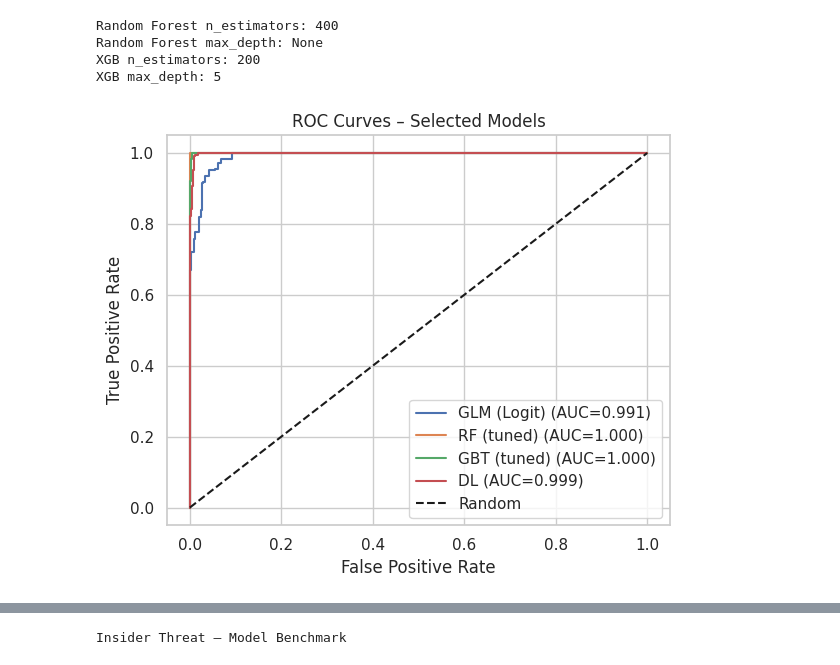
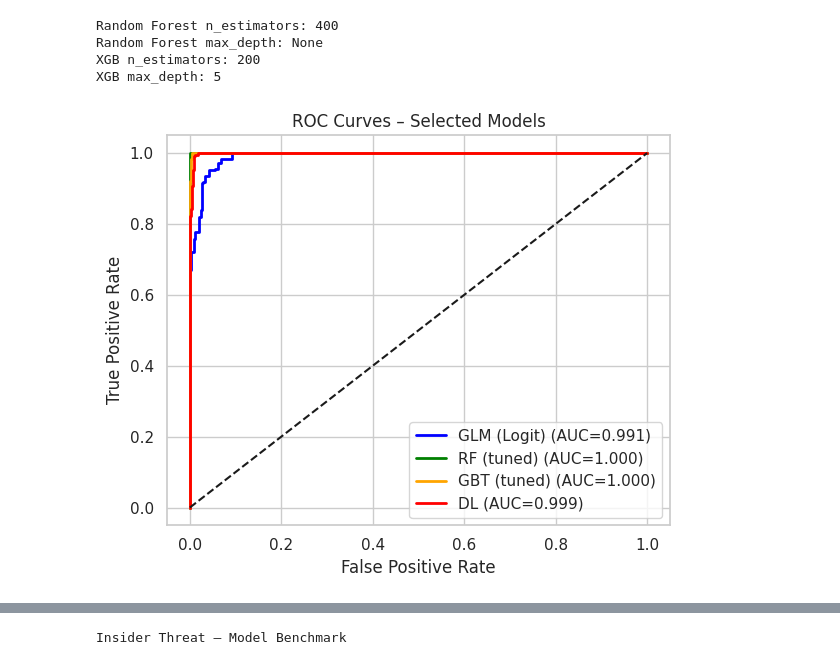
Before and after one commit to egyinmoe/Detecting-Insider-Threats-through-Behavioral-AI_Dissertation, a Jupyter notebook: Ver2_Insiderthreat_withgithub.ipynb, the cells around one changed output, grey strips where cells are left out. Saved outputs shown, nothing was run; the diff lists cells and outputs as text; code cells hidden in the pictures.

```diff
--- a/Ver2_Insiderthreat_withgithub.ipynb
+++ b/Ver2_Insiderthreat_withgithub.ipynb
@@ -1054,30 +1065,40 @@ XGB max_depth: 5
 # %%
 # ======================================================
 # ROC curves for selected models
 # ======================================================
-from sklearn.metrics import roc_curve
 
 # Collect true labels and probabilities for main models
+roc_colors = {
+    "GLM (Logit)": "blue",
+    "RF (tuned)": "green",
+    "GBT (tuned)": "orange",
+    "DL": "red"
+}
+
 roc_models = {
     "GLM (Logit)": y_proba_glm,
-    "RF (tuned)":  y_proba_rf_tuned,
+    "RF (tuned)": y_proba_rf_tuned,
     "GBT (tuned)": y_proba_xgb_tuned,
-    "DL":          y_proba_dl
+    "DL": y_proba_dl
 }
 
 plt.figure(figsize=(6,5))
 
 for name, y_proba in roc_models.items():
     fpr, tpr, _ = roc_curve(y_test, y_proba)
-    auc = results[name]["AUC"]
-    plt.plot(fpr, tpr, label=f"{name} (AUC={auc:.3f})")
+    auc = roc_auc_score(y_test, y_proba)
 
-plt.plot([0,1], [0,1], "k--", label="Random")
+    plt.plot(fpr, tpr,
+             label=f"{name} (AUC={auc:.3f})",
+             color=roc_colors[name],
+             linewidth=2)
+
+plt.plot([0,1], [0,1], "k--")
 plt.xlabel("False Positive Rate")
 plt.ylabel("True Positive Rate")
 plt.title("ROC Curves – Selected Models")
 plt.legend()
 plt.tight_layout()
 plt.show()
 # %% [output]
-[figure, old version]
+[figure, new version]
```
Also changed, not shown: parts of 5 cells of this notebook.
